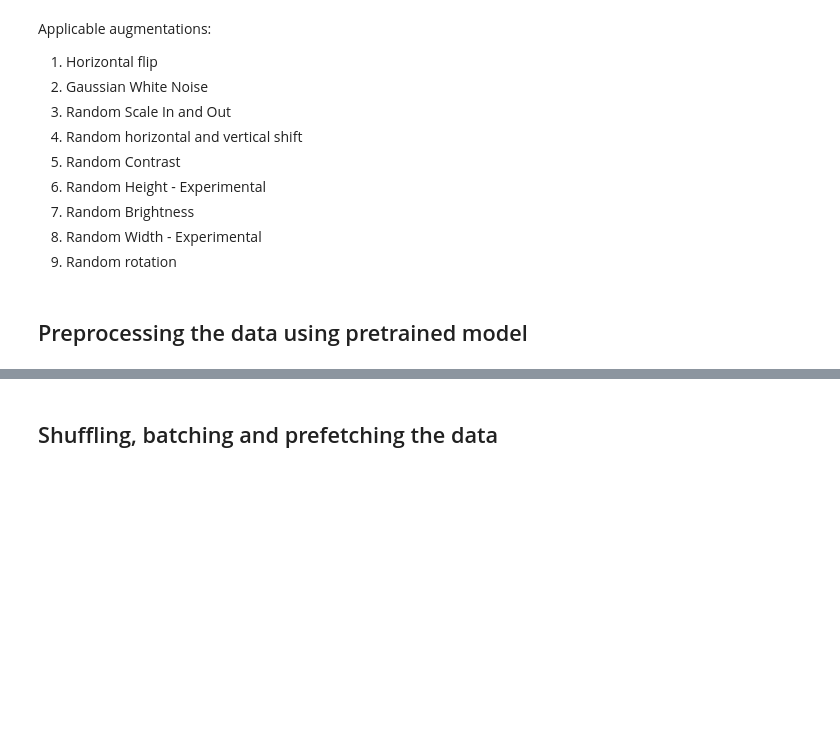
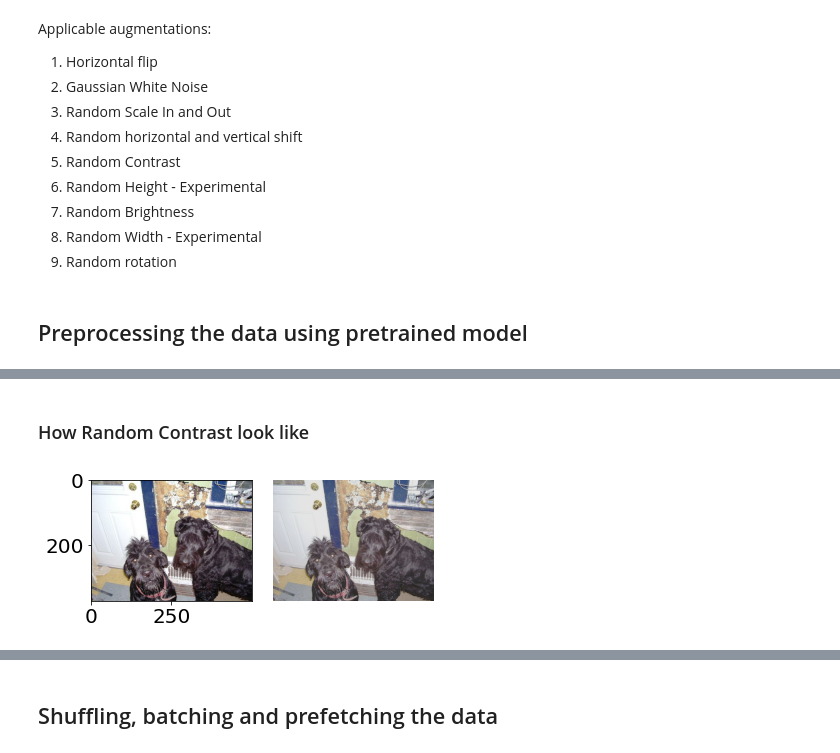
Before and after one commit to rajkumarcm/MachineLearning, a Jupyter notebook: FinalExam/Final.ipynb, the cells around one changed output, grey strips where cells are left out. Drawn from its saved outputs; the diff is of its cells as text; code cells hidden in the pictures; blank space fills up the shorter version.

```diff
--- a/FinalExam/Final.ipynb
+++ b/FinalExam/Final.ipynb
@@ -259,0 +252,12 @@ preprocessing = Sequential([InputLayer(input_shape=[256, 256, 3], batch_size=Non
+# %% [markdown]
+### How Random Contrast look like
+# %%
+tmp_x_rc = RandomContrast(factor=0.3)(tmp_x[0] * 1./255)
+fig, axes = plt.subplots(1, 2)
+axes[0].imshow(tmp_x[0])
+axes[1].imshow(tmp_x_rc)
+plt.axis('off')
+plt.tight_layout()
+plt.show()
+# %% [output]
+[figure, added]
```
Also changed, not shown: parts of 34 cells of this notebook.
